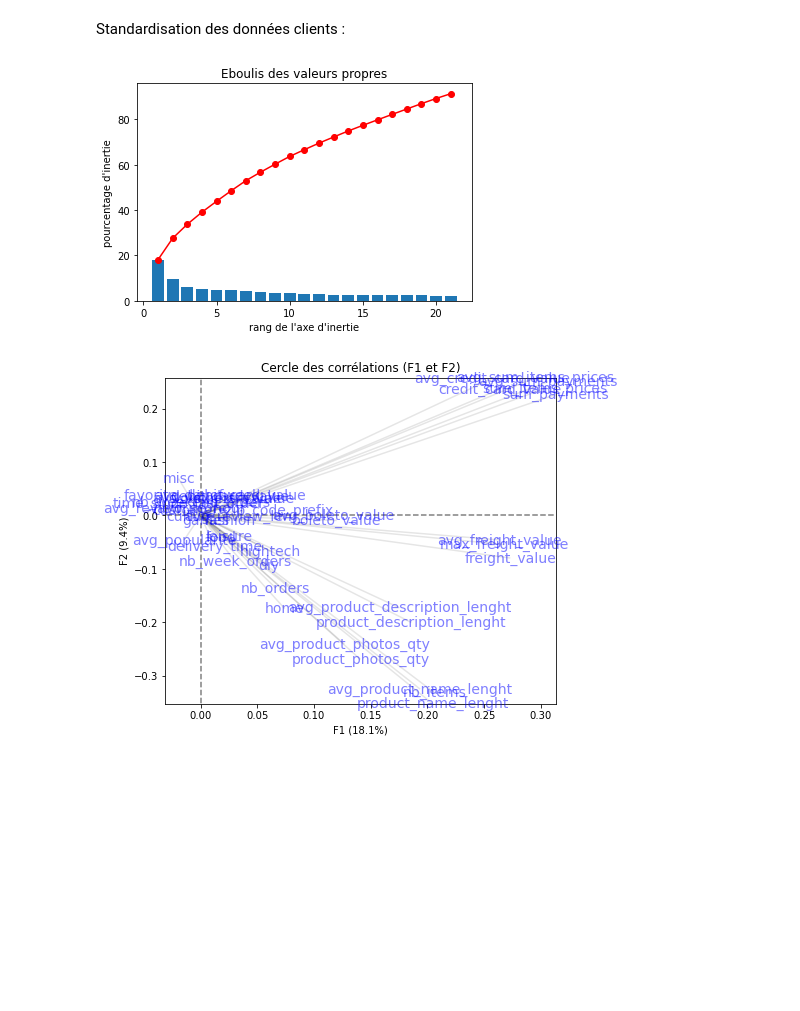
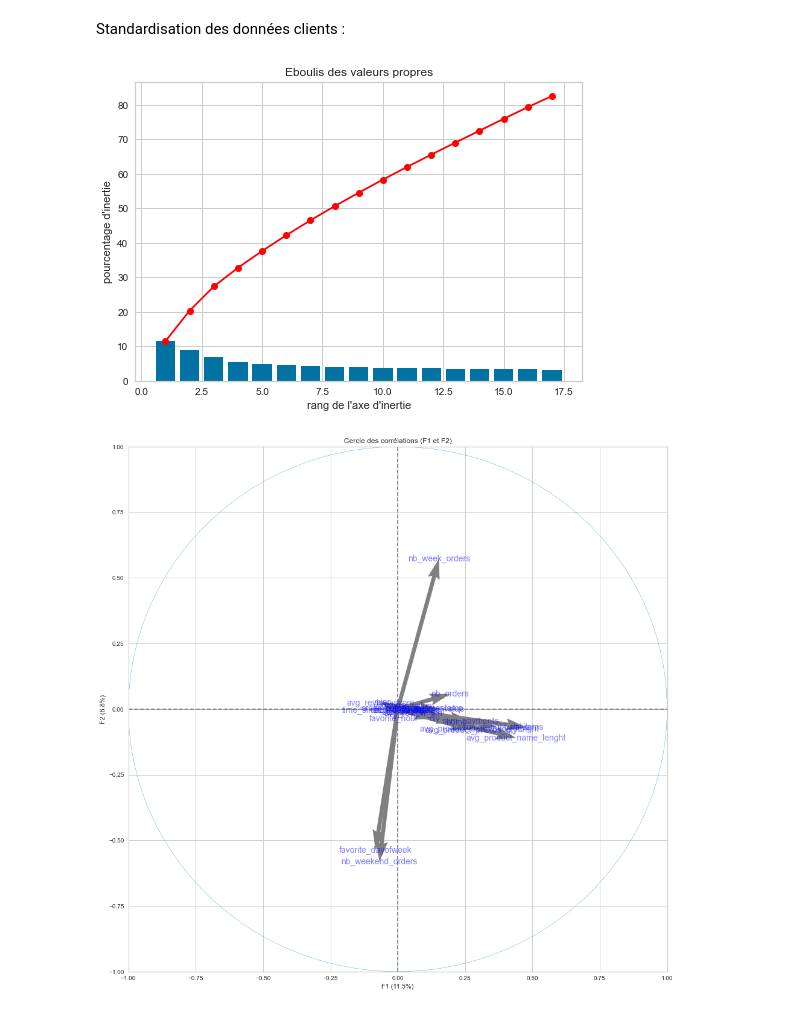
Before and after one commit to JulienGremillot/OpenClassrooms_Ingenieur_Machine_Learning, a Jupyter notebook: Segmentez des clients d'un site e-commerce/Segmentez des clients d'un site e-commerce - 2.ipynb, the cells around one changed output. Drawn from its saved outputs; the diff is of its cells as text; code cells hidden in the pictures; blank space fills up the shorter version.

Commit message:
mise à jour - premiers résultats clustering pas terribles

```diff
--- a/Segmentez des clients d'un site e-commerce/Segmentez des clients d'un site e-commerce - 2.ipynb
+++ b/Segmentez des clients d'un site e-commerce/Segmentez des clients d'un site e-commerce - 2.ipynb
@@ -73,5 +64,3 @@ clients[clients['sum_payments'] == 0]
-# %%
-clients.drop(clients.loc[clients['sum_payments'] == 0].index, inplace=True)
 # %%
 sns.displot(clients, x="time_since_last_order", height=8, aspect=2).set(
     title='Distribution de la Récence')
@@ -173,15 +93,65 @@ def display_circles(pcs, n_comp, pca, axis_ranks, labels=None, label_rotation=0,
 # %%
-#pca = PCA(n_components=2)
-# Ici on ne connait pas le nombre de composantes à calculer, on demande à scikit-learn de conserver 90% de la variance.
-pca = PCA(0.9)
-pca.fit(clients_std)
+# Ici on ne connait pas le nombre de composantes à calculer, on demande à scikit-learn de conserver 80% de la variance.
+pca = PCA(0.8)
+data_pca = pca.fit_transform(clients_std)
 
-# Eboulis des valeurs propres
+# Eboulis des valeurs propres - on utilise la fonction d'un projet précédent
 from functions import *
 display_scree_plot(pca)
 
 pcs = pca.components_
-display_circles(pcs, 2, pca, [(0,1)], labels = np.array(clients.columns))
+
+n_comp = 6
+axis_ranks = [(0,1),(2,3),(4,5)]
+labels = np.array(clients.columns)
+
+for d1, d2 in axis_ranks: # On affiche les premiers plans factoriels
+    if d2 < n_comp:
+
+        # initialisation de la figure
+        fig, ax = plt.subplots(figsize=(16,16))
+
+        # détermination des limites du graphique
+        if pcs.shape[1] < 30 :
+            xmin, xmax, ymin, ymax = -1, 1, -1, 1
+        else :
+            xmin, xmax, ymin, ymax = min(pcs[d1,:]), max(pcs[d1,:]), min(pcs[d2,:]), max(pcs[d2,:])
+
+        # affichage des flèches
+        # s'il y a plus de 30 flèches, on n'affiche pas le triangle à leur extrémité
+        if pcs.shape[1] < 30 :
+            plt.quiver(np.zeros(pcs.shape[1]), np.zeros(pcs.shape[1]),
+               pcs[d1,:], pcs[d2,:],
+               angles='xy', scale_units='xy', scale=1, color="grey")
+            # (voir la doc : https://matplotlib.org/api/_as_gen/matplotlib.pyplot.quiver.html)
+        else:
+            lines = [[[0,0],[x,y]] for x,y in pcs[[d1,d2]].T]
+            ax.add_collection(LineCollection(lines, axes=ax, alpha=.1, color='black'))
+
+        # affichage des noms des variables
+        if labels is not None:
+            for i,(x, y) in enumerate(pcs[[d1,d2]].T):
+                if x >= xmin and x <= xmax and y >= ymin and y <= ymax :
+                    plt.text(x, y, labels[i], fontsize='14', ha='center', va='center', rotation=0, color="blue", alpha=0.5)
+
+        # affichage du cercle
+        circle = plt.Circle((0,0), 1, facecolor='none', edgecolor='b')
+        plt.gca().add_artist(circle)
+
+        # définition des limites du graphique
+        plt.xlim(xmin, xmax)
+        plt.ylim(ymin, ymax)
+
+        # affichage des lignes horizontales et verticales
+        plt.plot([-1, 1], [0, 0], color='grey', ls='--')
+        plt.plot([0, 0], [-1, 1], color='grey', ls='--')
+
+        # nom des axes, avec le pourcentage d'inertie expliqué
+        plt.xlabel('F{} ({}%)'.format(d1+1, round(100*pca.explained_variance_ratio_[d1],1)))
+        plt.ylabel('F{} ({}%)'.format(d2+1, round(100*pca.explained_variance_ratio_[d2],1)))
+
+        plt.title("Cercle des corrélations (F{} et F{})".format(d1+1, d2+1))
+        plt.show(block=False)
 # %% [output]
-[figure, old version]
+[figure, new version]
-[figure, old version]
+[figure, new version]
```
Also changed, not shown: parts of 12 cells of this notebook.
